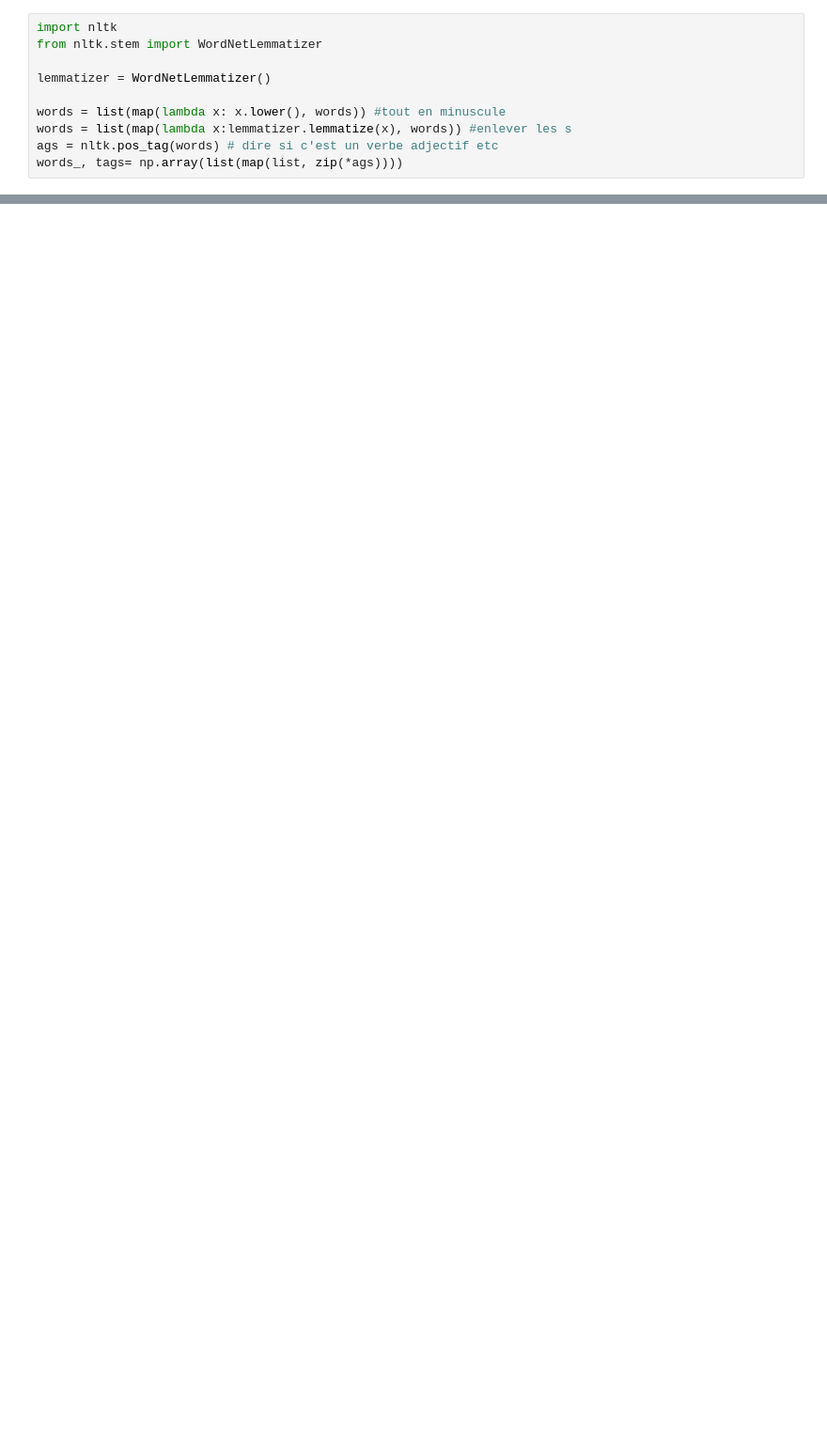
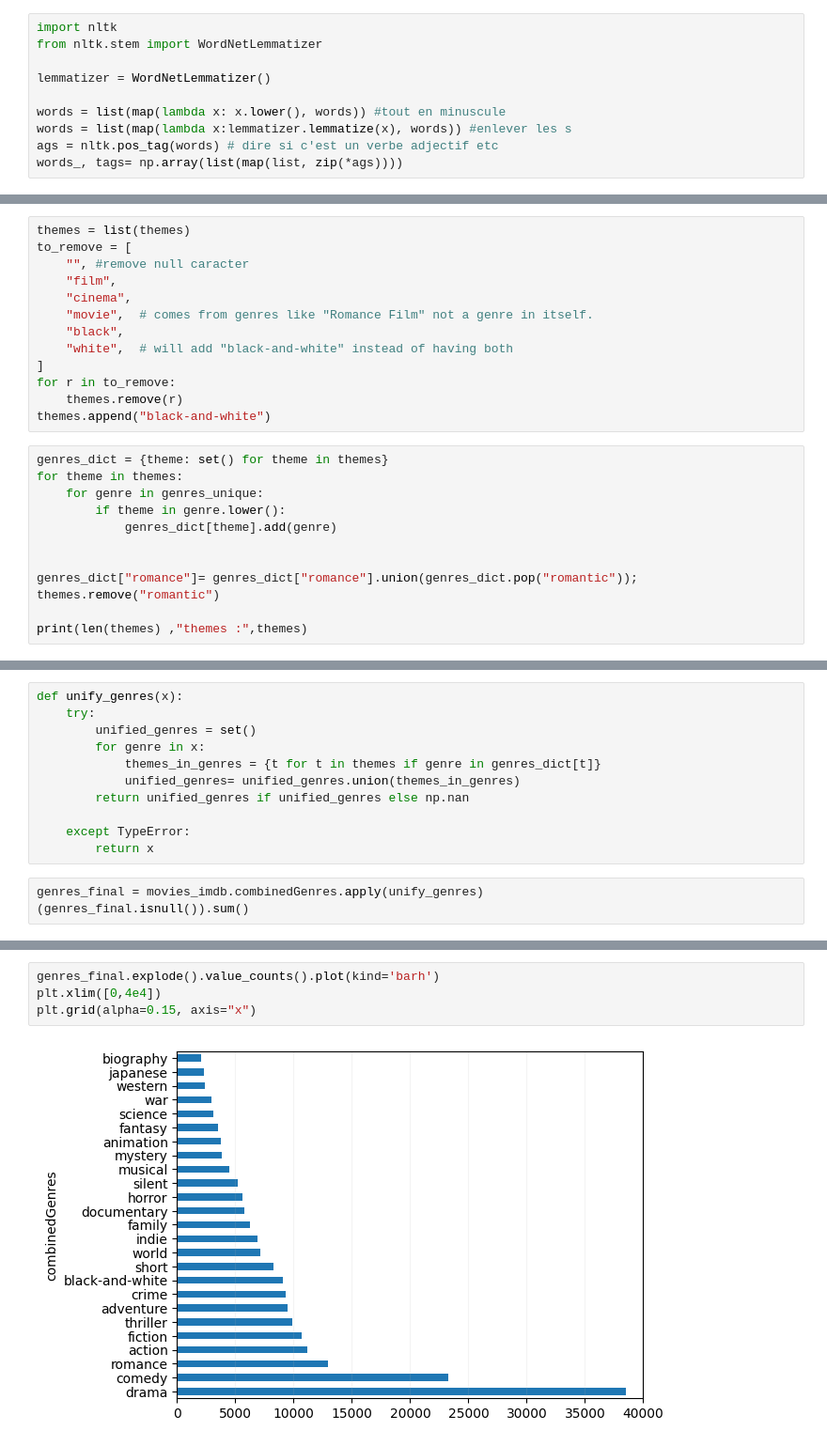
Before and after one commit to epfl-ada/ada-2023-project-lovelace, a Jupyter notebook: Code/val.ipynb, the cells around one changed output, grey strips where cells are left out. Shown: that part at 94% size. Cells and saved outputs as stored; diff of their text form; blank space fills up the shorter version.

```diff
--- a/Code/val.ipynb
+++ b/Code/val.ipynb
@@ -77 +70,26 @@ Index(['film', 'drama', 'comedy', 'action', 'thriller', 'fiction', 'romance',
       dtype='object')
+# %%
+themes = list(themes)
+to_remove = [
+    "", #remove null caracter
+    "film",
+    "cinema",
+    "movie",  # comes from genres like "Romance Film" not a genre in itself.
+    "black",
+    "white",  # will add "black-and-white" instead of having both
+]
+for r in to_remove:
+    themes.remove(r)
+themes.append("black-and-white")
+# %%
+genres_dict = {theme: set() for theme in themes}
+for theme in themes:
+    for genre in genres_unique:
+        if theme in genre.lower():
+            genres_dict[theme].add(genre)
+
+
+genres_dict["romance"]= genres_dict["romance"].union(genres_dict.pop("romantic"));
+themes.remove("romantic")
+
+print(len(themes) ,"themes :",themes)
@@ -77,0 +98,14 @@ Index(['film', 'drama', 'comedy', 'action', 'thriller', 'fiction', 'romance',
+# %%
+def unify_genres(x):
+    try:
+        unified_genres = set()
+        for genre in x:
+            themes_in_genres = {t for t in themes if genre in genres_dict[t]}
+            unified_genres= unified_genres.union(themes_in_genres)
+        return unified_genres if unified_genres else np.nan
+
+    except TypeError:
+        return x
+# %%
+genres_final = movies_imdb.combinedGenres.apply(unify_genres)
+(genres_final.isnull()).sum()
@@ -77,0 +114,6 @@ Index(['film', 'drama', 'comedy', 'action', 'thriller', 'fiction', 'romance',
+# %%
+genres_final.explode().value_counts().plot(kind='barh')
+plt.xlim([0,4e4])
+plt.grid(alpha=0.15, axis="x")
+# %% [output]
+[figure, added]
```
Also changed, not shown: parts of 13 cells of this notebook.
